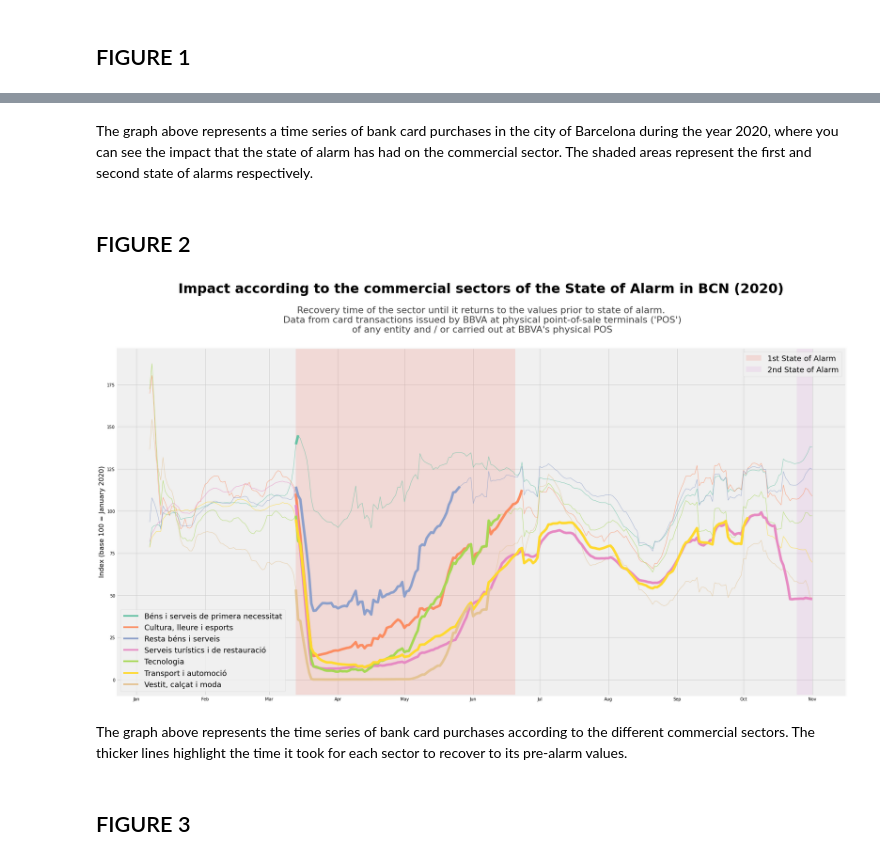
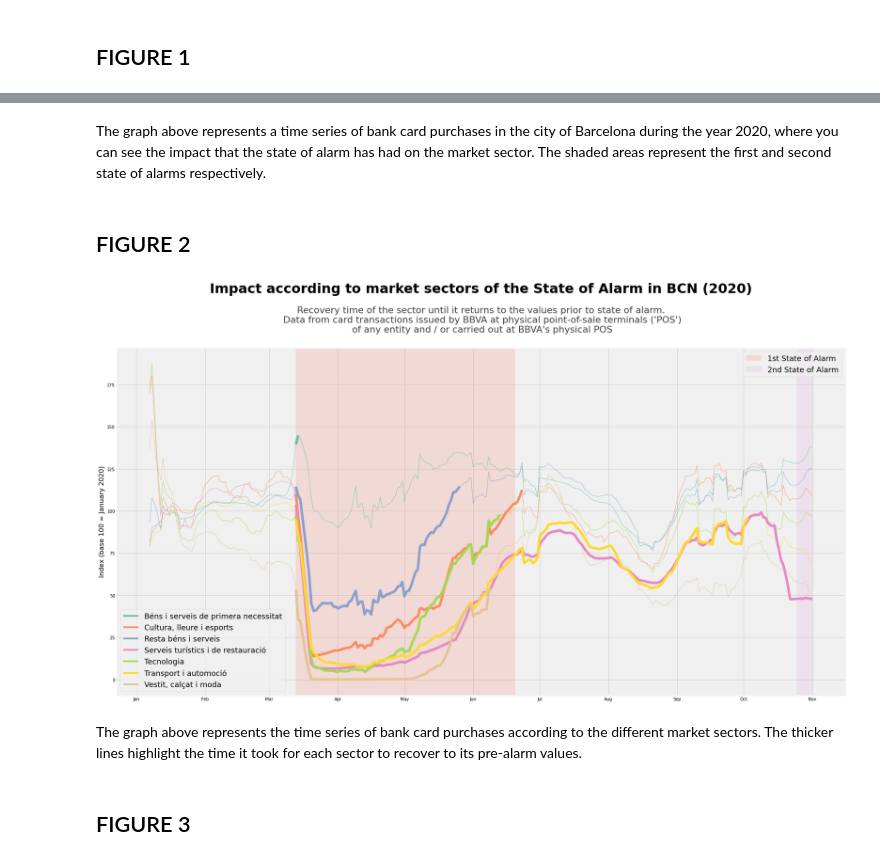
Before and after one commit to Albert-GM/datascience_notebooks, a Jupyter notebook: card_transacions_covid.ipynb, the cells around one changed output, grey strips where cells are left out. Drawn from its saved outputs; the diff is of its cells as text; code cells hidden in the pictures.

```diff
--- a/card_transacions_covid.ipynb
+++ b/card_transacions_covid.ipynb
@@ -195,5 +195,5 @@ plt.tight_layout()
 # %% [markdown]
-The graph above represents a time series of bank card purchases in the city of Barcelona during the year 2020, where you can see the impact that the state of alarm has had on the commercial sector. The shaded areas represent the first and second state of alarms respectively.
+The graph above represents a time series of bank card purchases in the city of Barcelona during the year 2020, where you can see the impact that the state of alarm has had on the market sector. The shaded areas represent the first and second state of alarms respectively.
 # %% [markdown]
 ## FIGURE 2
 # %%
@@ -234,40 +234,40 @@ fig, ax = plt.subplots(1, 1, figsize = (25,14))
 lines = sns.lineplot(data=df_subset, x='Data_Indicador', y='rolling_value',
              hue='Nom_Variable', hue_order=cat, alpha=0.8, linewidth = 1,
              palette=line_colors)
-# plot thicker lines where the category is in recovery
+# plot thicker lines while market sector is recovering
 for item in cat_feat.values():
   line = item[1]
   plt.plot(line['Data_Indicador'], line['rolling_value'], color=item[0],
            linewidth=6)
-# state of alarms
+# shade state of alarms
 span_1 = plt.axvspan(start_1st_alarm, final_1st_alarm, facecolor='salmon',
             alpha=0.2, label='1st State of Alarm')
 span_2 = plt.axvspan(start_2nd_alarm , x_3, facecolor='plum', alpha=0.2,
             label='2nd State of Alarm')
 
 # display the month in the x-axis
 ax.xaxis.set_major_locator(locator)
 ax.xaxis.set_major_formatter(fmt)
 
 # add two legends
 leg = plt.legend(handles=lines.get_lines(), fontsize=18)
 ax.add_artist(leg)
 plt.legend(handles=[span_1, span_2], loc='upper right', fontsize=18)
 
 # title and subtitle
-ax.text(x=0.5, y=1.15, s="Impact according to the commercial sectors of the State of Alarm in BCN (2020)",
+ax.text(x=0.5, y=1.15, s="Impact according to market sectors of the State of Alarm in BCN (2020)",
         fontsize=32, weight='bold', ha='center', va='bottom',
         transform=ax.transAxes)
 ax.text(x=0.5, y=1.04, s="Recovery time of the sector until it returns to the values prior to state of alarm.\n Data from card transactions issued by BBVA at physical point-of-sale terminals ('POS')\n of any entity and / or carried out at BBVA's physical POS",
         fontsize=22, alpha=0.75, ha='center', va='bottom', transform=ax.transAxes)
 
 plt.xlabel('')
 plt.ylabel('Index (base 100 = January 2020)', fontsize=16)
 plt.tight_layout()
 # %% [output]
-[figure, old version]
+[figure, new version]
 # %% [markdown]
-The graph above represents the time series of bank card purchases according to the different commercial sectors. The thicker lines highlight the time it took for each sector to recover to its pre-alarm values.
+The graph above represents the time series of bank card purchases according to the different market sectors. The thicker lines highlight the time it took for each sector to recover to its pre-alarm values.
 # %% [markdown]
 ## FIGURE 3
 # %%
```
Also changed, not shown: parts of 10 cells of this notebook.
